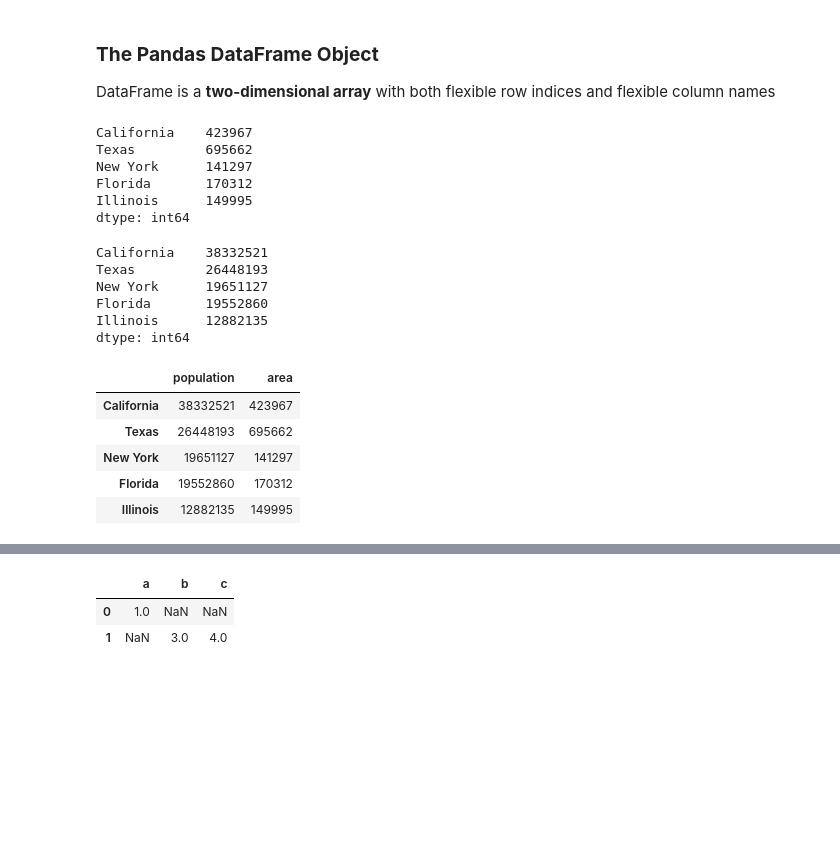
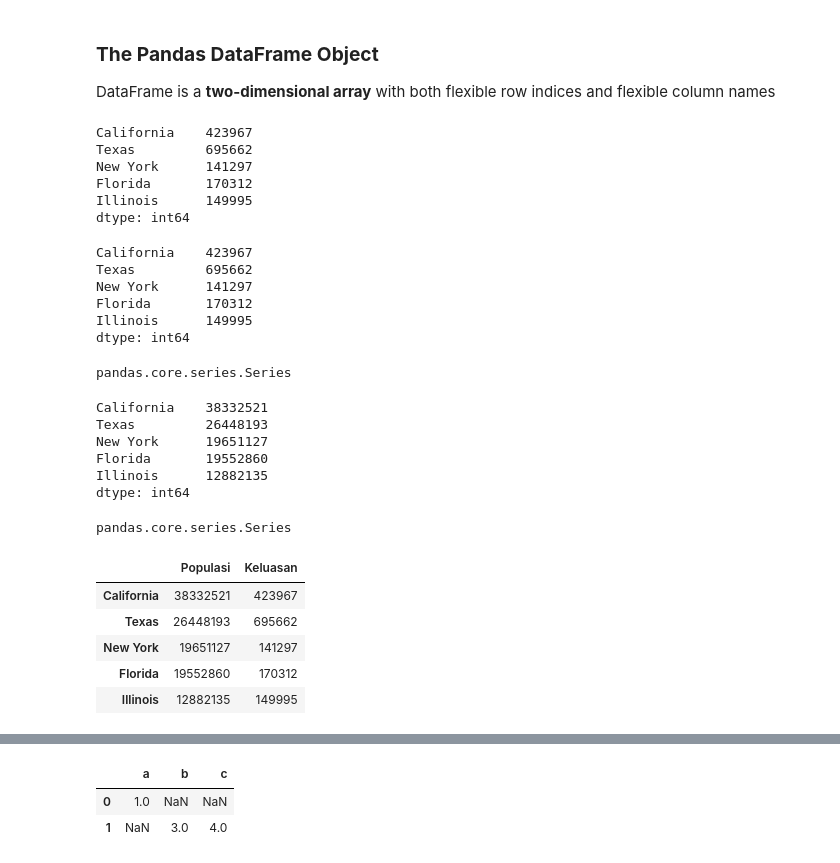
Before and after one commit to mohdkhairilabdulkarim/STQD6014-Data-Science, a Jupyter notebook: Copy_of_Week10_Pandas_20231224_WC.ipynb, the cells around one changed output, grey strips where cells are left out. Saved outputs shown, nothing was run; the diff lists cells and outputs as text; code cells hidden in the pictures; blank space fills up the shorter version.

```diff
--- a/Copy_of_Week10_Pandas_20231224_WC.ipynb
+++ b/Copy_of_Week10_Pandas_20231224_WC.ipynb
@@ -62,4 +82,7 @@ pop_dict = {'California': 38332521,
             'Florida': 19552860,
             'Illinois': 12882135}
 # %%
-# Convert to pandas Series
+# Convert dictionary to pandas Series
+# Panda Series -> index and value
+population = pd.Series(pop_dict)
+population
@@ -92,5 +128,14 @@ area_dict = {'California': 423967, 'Texas': 695662, 'New York': 141297,
                'Florida': 170312, 'Illinois': 149995}
 # %%
 # Convert to pd Series -> area
+area = pd.Series(area_dict)
+area
+# %% [output]
+California    423967
+Texas         695662
+New York      141297
+Florida       170312
+Illinois      149995
+dtype: int64
 # %%
 # Output area content
@@ -101,5 +147,10 @@ New York      141297
 Florida       170312
 Illinois      149995
 dtype: int64
+# %%
+# Check data type for area
+type(area)
+# %% [output]
+pandas.core.series.Series
 # %%
 # Output population content
@@ -110,10 +162,19 @@ New York      19651127
 Florida       19552860
 Illinois      12882135
 dtype: int64
+# %%
+# Check data type for population
+type(population)
+# %% [output]
+pandas.core.series.Series
 # %%
-# Create a pandas dataframe using population and area data -> states
+# Create a pandas DataFrame using population and area Series data -> states
+# Use dictionary type to create the DataFrame -> use curly bracket
+states = pd.DataFrame({'Populasi':population,
+                      'Keluasan':area})
+states
 # %% [output]
-|  | population | area |
+|  | Populasi | Keluasan |
 | California | 38332521 | 423967 |
 | Texas | 26448193 | 695662 |
 | New York | 19651127 | 141297 |
```
Also changed, not shown: parts of 25 cells of this notebook.
